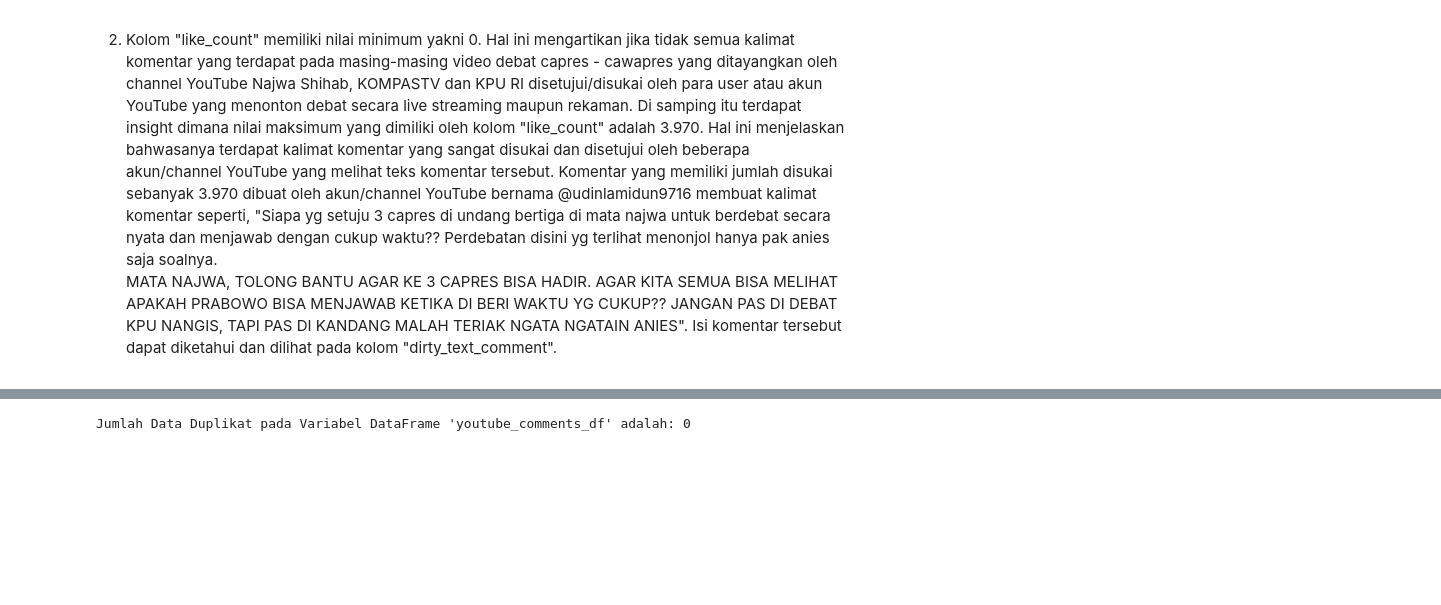
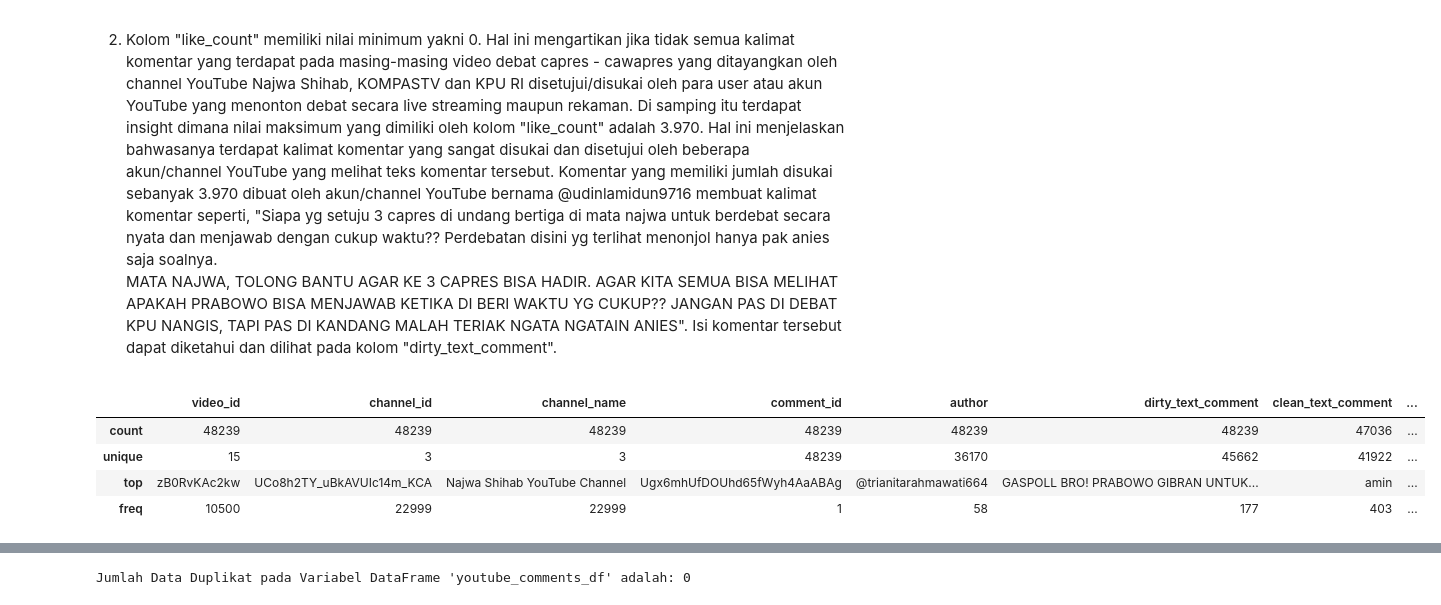
Before and after one commit to pramudianzaheka92/YouTubeVideoDataScraping-SentimentCommentAnalysis-DebateElection2024, a Jupyter notebook: Modelling and Classifying using Machine Learning Algorithms (Naive Bayes & SVM).ipynb, the cells around one changed output, grey strips where cells are left out. Drawn from its saved outputs; the diff is of its cells as text; code cells hidden in the pictures; blank space fills up the shorter version.

Commit message:
Display Statistic Descriptive for Object Columns Data Type

```diff
--- a/Modelling and Classifying using Machine Learning Algorithms (Naive Bayes & SVM).ipynb
+++ b/Modelling and Classifying using Machine Learning Algorithms (Naive Bayes & SVM).ipynb
@@ -170,3 +170,12 @@ Untuk mengetahui informasi yang terdapat pada output diatas yang menampilkan nil
 1. Kolom "polarity" memiliki nilai minimum yakni -1.0 dengan nilai quartil pertama dan kedua adalah 0.0. Hal ini cukup selaras dengan hasil pelabelan dimana untuk membuat label sentimen, setiap nilai dibawah angka 0 (angka minus) akan memiliki label Negatif. Selain itu nilai maksimum/nilai terbesar pada kolom "polarity" adalah angka 1.0. Sama seperti logika untuk angka  -1.0, setiap nilai angka polaritas yang melebihi angka 0, maka akan memiliki label sentimen Positif sehingga nilai terbesar yang dimiliki oleh kolom ini adalah nilai 1.0. Sedangkan nilai rata-rata pada kolom ini adalah 0.1 dengan standar deviasi adalah 0.3 dari angka 0.274946.
 
 2. Kolom "like_count" memiliki nilai minimum yakni 0. Hal ini mengartikan jika tidak semua kalimat komentar yang terdapat pada masing-masing video debat capres - cawapres yang ditayangkan oleh channel YouTube Najwa Shihab, KOMPASTV dan KPU RI disetujui/disukai oleh para user atau akun YouTube yang menonton debat secara live streaming maupun rekaman. Di samping itu terdapat insight dimana nilai maksimum yang dimiliki oleh kolom "like_count" adalah 3.970. Hal ini menjelaskan bahwasanya terdapat kalimat komentar yang sangat disukai dan disetujui oleh beberapa akun/channel YouTube yang melihat teks komentar tersebut. Komentar yang memiliki jumlah disukai sebanyak 3.970 dibuat oleh akun/channel YouTube bernama @udinlamidun9716 membuat kalimat komentar seperti, "Siapa yg setuju 3 capres di undang bertiga di mata najwa untuk berdebat secara nyata dan menjawab dengan cukup waktu?? Perdebatan disini yg terlihat menonjol hanya pak anies saja soalnya.<br>MATA NAJWA, TOLONG BANTU AGAR KE 3 CAPRES BISA HADIR. AGAR KITA SEMUA BISA MELIHAT APAKAH PRABOWO BISA MENJAWAB KETIKA DI BERI WAKTU YG CUKUP?? JANGAN PAS DI DEBAT KPU NANGIS, TAPI PAS DI KANDANG MALAH TERIAK NGATA NGATAIN ANIES". Isi komentar tersebut dapat diketahui dan dilihat pada kolom "dirty_text_comment".
+# %%
+# Menampilkan nilai statistik deskriptif untuk kolom-kolom dengan tipe data String/Object
+youtube_comments_df.describe(include="O")
+# %% [output]
+|  | video_id | channel_id | channel_name | comment_id | author | dirty_text_comment | clean_text_comment | ... |
+| count | 48239 | 48239 | 48239 | 48239 | 48239 | 48239 | 47036 | ... |
+| unique | 15 | 3 | 3 | 48239 | 36170 | 45662 | 41922 | ... |
+| top | zB0RvKAc2kw | UCo8h2TY_uBkAVUIc14m_KCA | Najwa Shihab YouTube Channel | Ugx6mhUfDOUhd65fWyh4AaABAg | @trianitarahmawati664 | GASPOLL BRO! PRABOWO GIBRAN UNTUK... | amin | ... |
+| freq | 10500 | 22999 | 22999 | 1 | 58 | 177 | 403 | ... |
```
Also changed, not shown: parts of 3 cells of this notebook.
